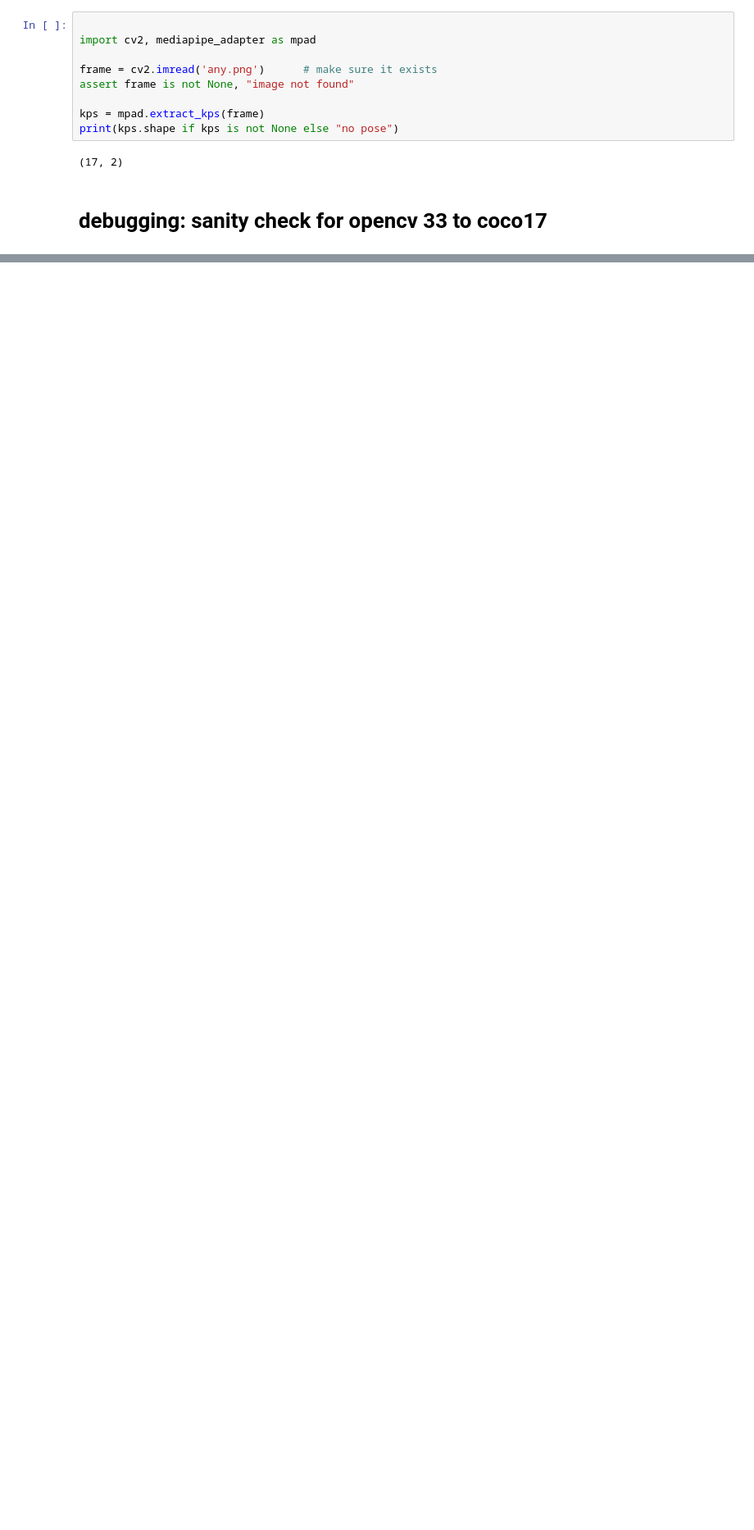
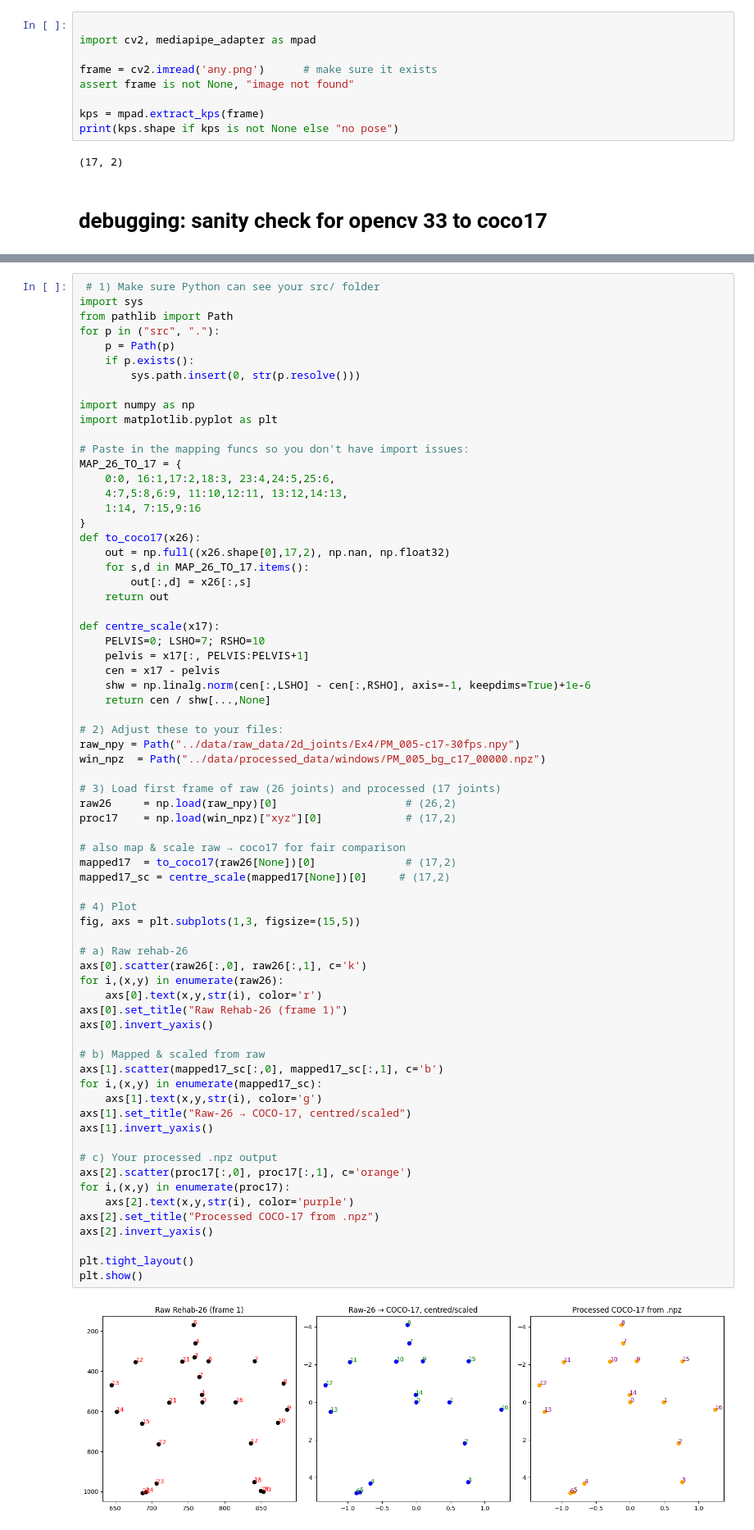
Before and after one commit to RguWork/pfpt-cv-v0, a Jupyter notebook: test.ipynb, the cells around one changed output, grey strips where cells are left out. Shown at 82% size. Saved outputs shown, nothing was run; the diff lists cells and outputs as text; blank space fills up the shorter version.

```diff
--- a/test.ipynb
+++ b/test.ipynb
@@ -75,0 +219,71 @@ print(kps.shape if kps is not None else "no pose")
+# %%
+ # 1) Make sure Python can see your src/ folder
+import sys
+from pathlib import Path
+for p in ("src", "."):
+    p = Path(p)
+    if p.exists():
+        sys.path.insert(0, str(p.resolve()))
+
+import numpy as np
+import matplotlib.pyplot as plt
+
+# Paste in the mapping funcs so you don't have import issues:
+MAP_26_TO_17 = {
+    0:0, 16:1,17:2,18:3, 23:4,24:5,25:6,
+    4:7,5:8,6:9, 11:10,12:11, 13:12,14:13,
+    1:14, 7:15,9:16
+}
+def to_coco17(x26):
+    out = np.full((x26.shape[0],17,2), np.nan, np.float32)
+    for s,d in MAP_26_TO_17.items():
+        out[:,d] = x26[:,s]
+    return out
+
+def centre_scale(x17):
+    PELVIS=0; LSHO=7; RSHO=10
+    pelvis = x17[:, PELVIS:PELVIS+1]
+    cen = x17 - pelvis
+    shw = np.linalg.norm(cen[:,LSHO] - cen[:,RSHO], axis=-1, keepdims=True)+1e-6
+    return cen / shw[...,None]
+
+# 2) Adjust these to your files:
+raw_npy = Path("../data/raw_data/2d_joints/Ex4/PM_005-c17-30fps.npy")
+win_npz  = Path("../data/processed_data/windows/PM_005_bg_c17_00000.npz")
+
+# 3) Load first frame of raw (26 joints) and processed (17 joints)
+raw26     = np.load(raw_npy)[0]                    # (26,2)
+proc17    = np.load(win_npz)["xyz"][0]             # (17,2)
+
+# also map & scale raw → coco17 for fair comparison
+mapped17  = to_coco17(raw26[None])[0]              # (17,2)
+mapped17_sc = centre_scale(mapped17[None])[0]     # (17,2)
+
+# 4) Plot
+fig, axs = plt.subplots(1,3, figsize=(15,5))
+
+# a) Raw rehab-26
+axs[0].scatter(raw26[:,0], raw26[:,1], c='k')
+for i,(x,y) in enumerate(raw26):
+    axs[0].text(x,y,str(i), color='r')
+axs[0].set_title("Raw Rehab-26 (frame 1)")
+axs[0].invert_yaxis()
+
+# b) Mapped & scaled from raw
+axs[1].scatter(mapped17_sc[:,0], mapped17_sc[:,1], c='b')
+for i,(x,y) in enumerate(mapped17_sc):
+    axs[1].text(x,y,str(i), color='g')
+axs[1].set_title("Raw-26 → COCO-17, centred/scaled")
+axs[1].invert_yaxis()
+
+# c) Your processed .npz output
+axs[2].scatter(proc17[:,0], proc17[:,1], c='orange')
+for i,(x,y) in enumerate(proc17):
+    axs[2].text(x,y,str(i), color='purple')
+axs[2].set_title("Processed COCO-17 from .npz")
+axs[2].invert_yaxis()
+
+plt.tight_layout()
+plt.show()
+# %% [output]
+[figure, added]
```
Also changed, not shown: parts of 20 cells of this notebook, 6 other files.
